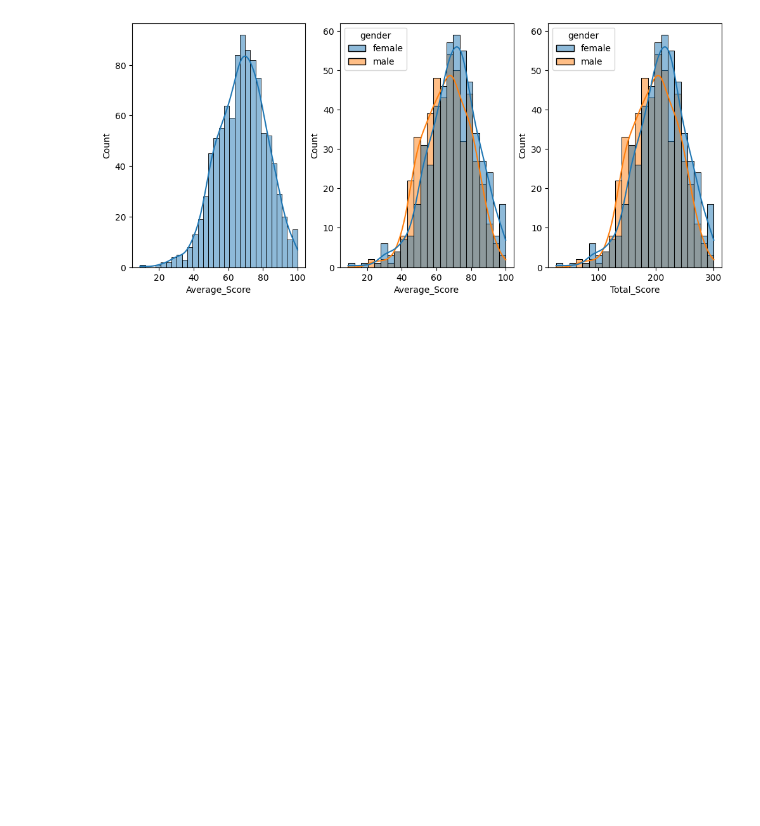
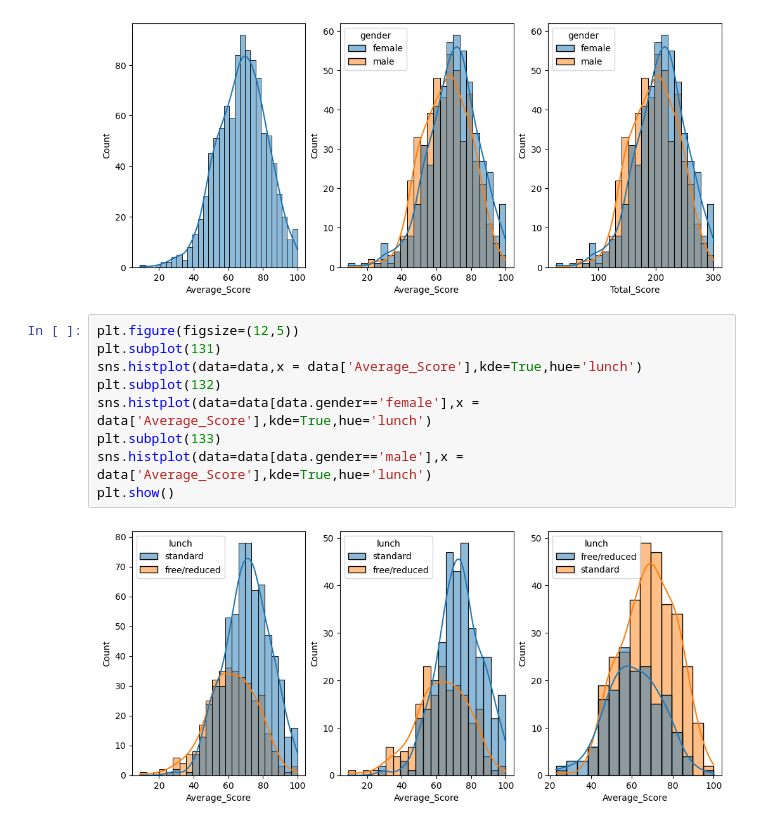
Before and after one commit to Nishchal30/Student_Performance_Prediction, a Jupyter notebook: notebooks/research.ipynb, the cells around one changed output. Drawn from its saved outputs; the diff is of its cells as text; blank space fills up the shorter version.

Commit message:
data ingestion completed commit

```diff
--- a/notebooks/research.ipynb
+++ b/notebooks/research.ipynb
@@ -139,3 +139,14 @@ sns.histplot(data=data, x = data['Total_Score'], hue=data['gender'], kde=True)
 plt.show()
 # %% [output]
 [figure]
+# %%
+plt.figure(figsize=(12,5))
+plt.subplot(131)
+sns.histplot(data=data,x = data['Average_Score'],kde=True,hue='lunch')
+plt.subplot(132)
+sns.histplot(data=data[data.gender=='female'],x = data['Average_Score'],kde=True,hue='lunch')
+plt.subplot(133)
+sns.histplot(data=data[data.gender=='male'],x = data['Average_Score'],kde=True,hue='lunch')
+plt.show()
+# %% [output]
+[figure, added]
```
Also changed, not shown: parts of 9 cells of this notebook, 8 other files.
